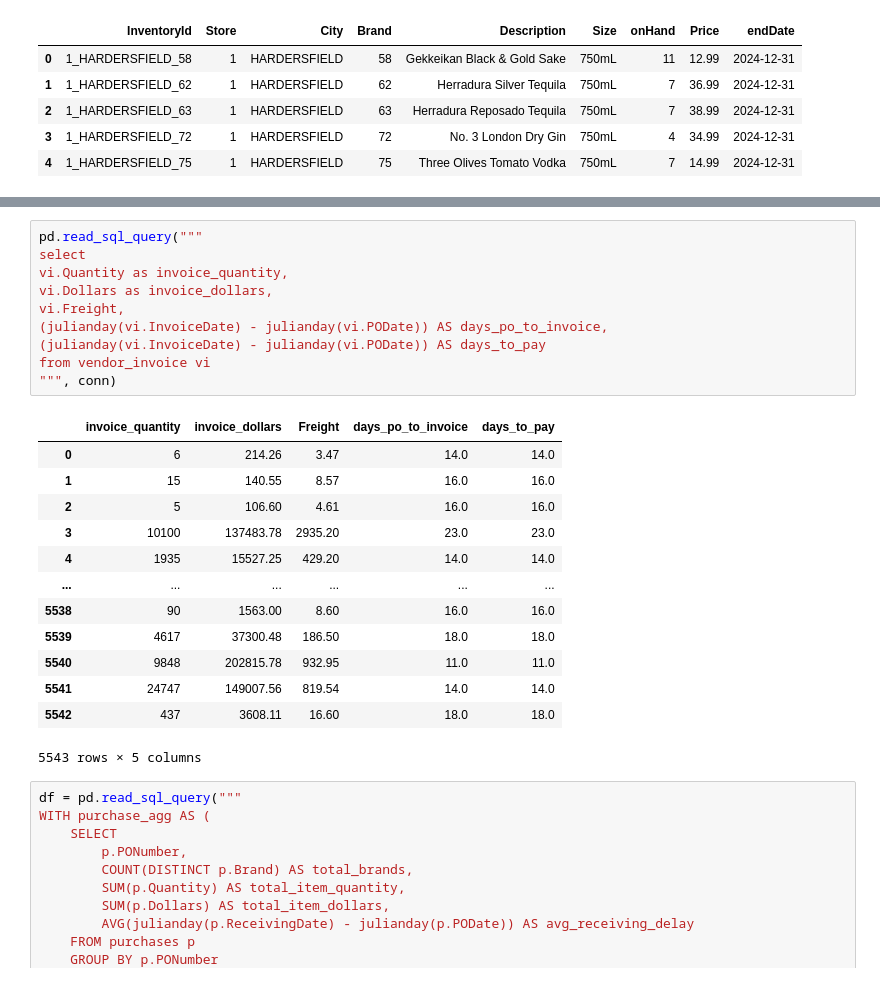
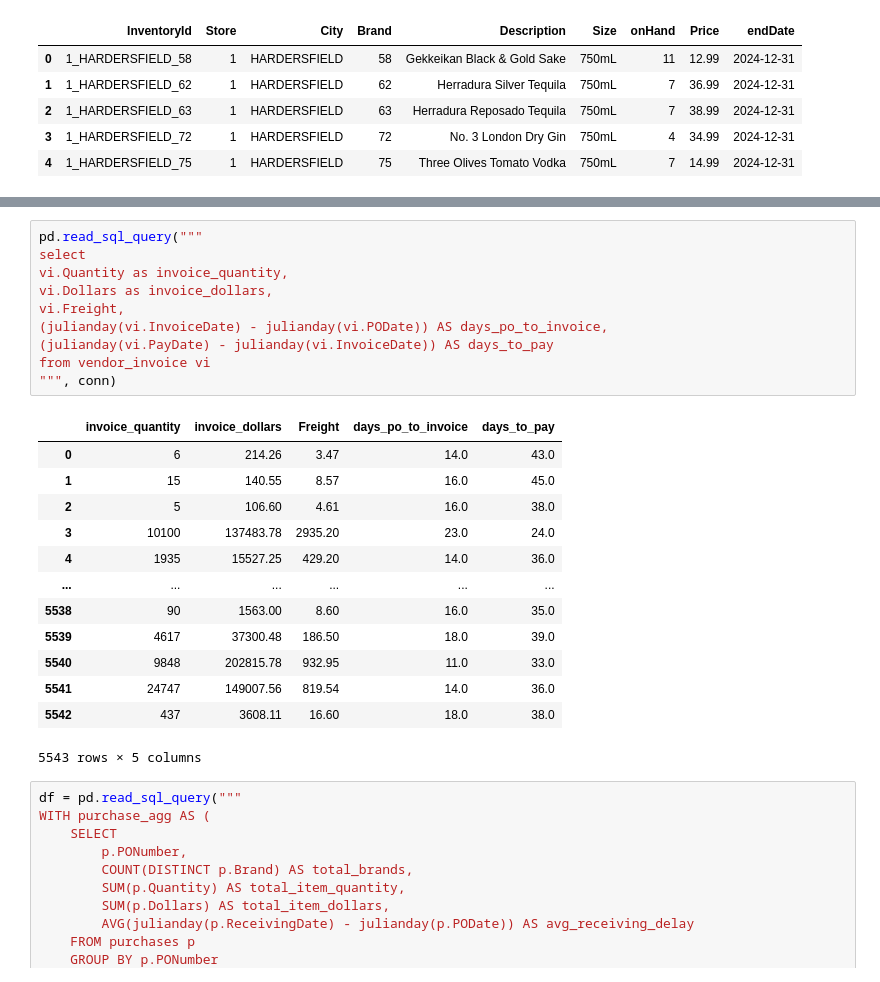
Before and after one commit to Anish508/Freight-Cost-Prediction, a Jupyter notebook: Risk_Flagging.ipynb, the cells around one changed output, grey strips where cells are left out. Cells and saved outputs as stored; diff of their text form.

```diff
--- a/Risk_Flagging.ipynb
+++ b/Risk_Flagging.ipynb
@@ -71,26 +86,26 @@ group by p.PONumber
 # %%
 pd.read_sql_query("""
 select
 vi.Quantity as invoice_quantity,
 vi.Dollars as invoice_dollars,
 vi.Freight,
 (julianday(vi.InvoiceDate) - julianday(vi.PODate)) AS days_po_to_invoice,
-(julianday(vi.InvoiceDate) - julianday(vi.PODate)) AS days_to_pay
+(julianday(vi.PayDate) - julianday(vi.InvoiceDate)) AS days_to_pay
 from vendor_invoice vi
 """, conn)
 # %% [output]
 |  | invoice_quantity | invoice_dollars | Freight | days_po_to_invoice | days_to_pay |
-| 0 | 6 | 214.26 | 3.47 | 14.0 | 14.0 |
-| 1 | 15 | 140.55 | 8.57 | 16.0 | 16.0 |
-| 2 | 5 | 106.60 | 4.61 | 16.0 | 16.0 |
-| 3 | 10100 | 137483.78 | 2935.20 | 23.0 | 23.0 |
-| 4 | 1935 | 15527.25 | 429.20 | 14.0 | 14.0 |
+| 0 | 6 | 214.26 | 3.47 | 14.0 | 43.0 |
+| 1 | 15 | 140.55 | 8.57 | 16.0 | 45.0 |
+| 2 | 5 | 106.60 | 4.61 | 16.0 | 38.0 |
+| 3 | 10100 | 137483.78 | 2935.20 | 23.0 | 24.0 |
+| 4 | 1935 | 15527.25 | 429.20 | 14.0 | 36.0 |
 | ... | ... | ... | ... | ... | ... |
-| 5538 | 90 | 1563.00 | 8.60 | 16.0 | 16.0 |
-| 5539 | 4617 | 37300.48 | 186.50 | 18.0 | 18.0 |
-| 5540 | 9848 | 202815.78 | 932.95 | 11.0 | 11.0 |
-| 5541 | 24747 | 149007.56 | 819.54 | 14.0 | 14.0 |
-| 5542 | 437 | 3608.11 | 16.60 | 18.0 | 18.0 |
+| 5538 | 90 | 1563.00 | 8.60 | 16.0 | 35.0 |
+| 5539 | 4617 | 37300.48 | 186.50 | 18.0 | 39.0 |
+| 5540 | 9848 | 202815.78 | 932.95 | 11.0 | 33.0 |
+| 5541 | 24747 | 149007.56 | 819.54 | 14.0 | 36.0 |
+| 5542 | 437 | 3608.11 | 16.60 | 18.0 | 38.0 |
 5543 rows × 5 columns
 # %%
 df = pd.read_sql_query("""
```
Also changed, not shown: parts of 1 cell of this notebook, 7 other files.
